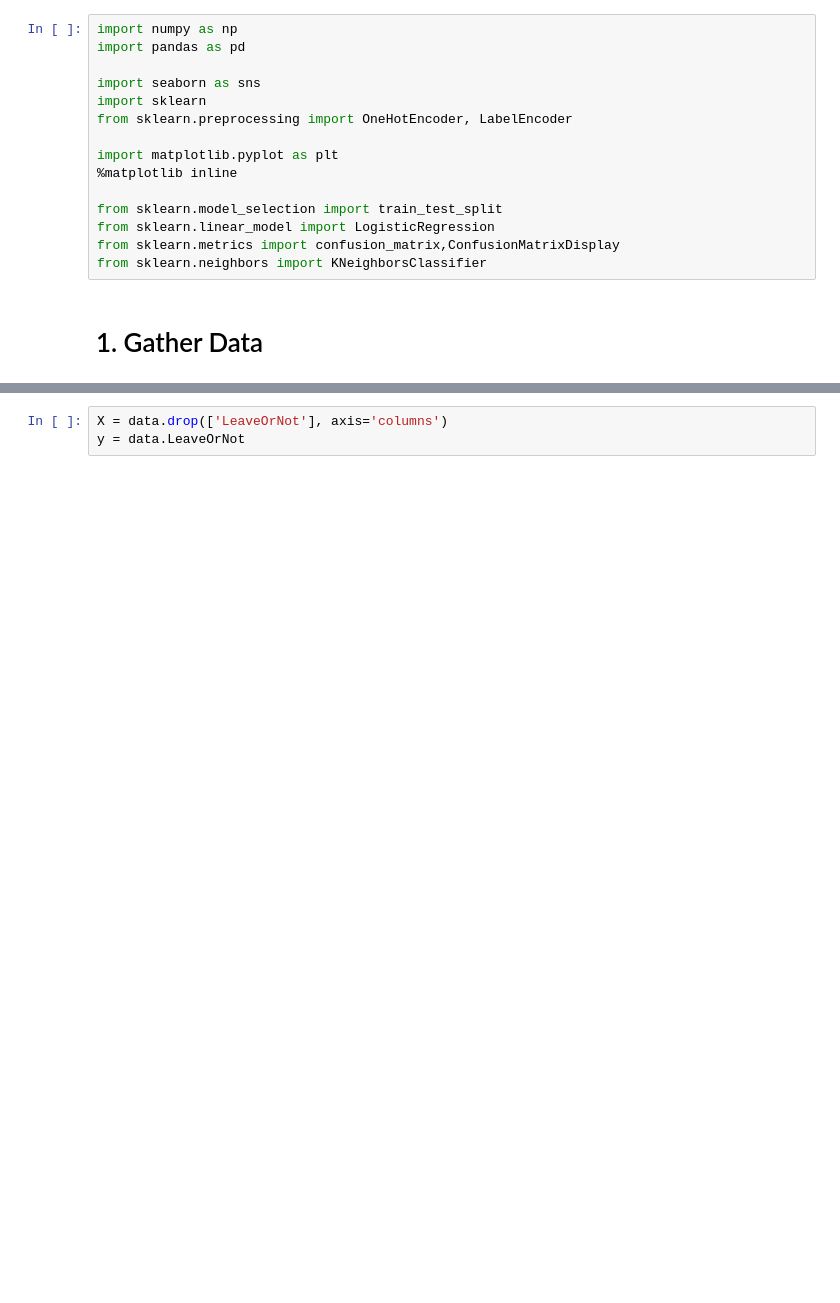
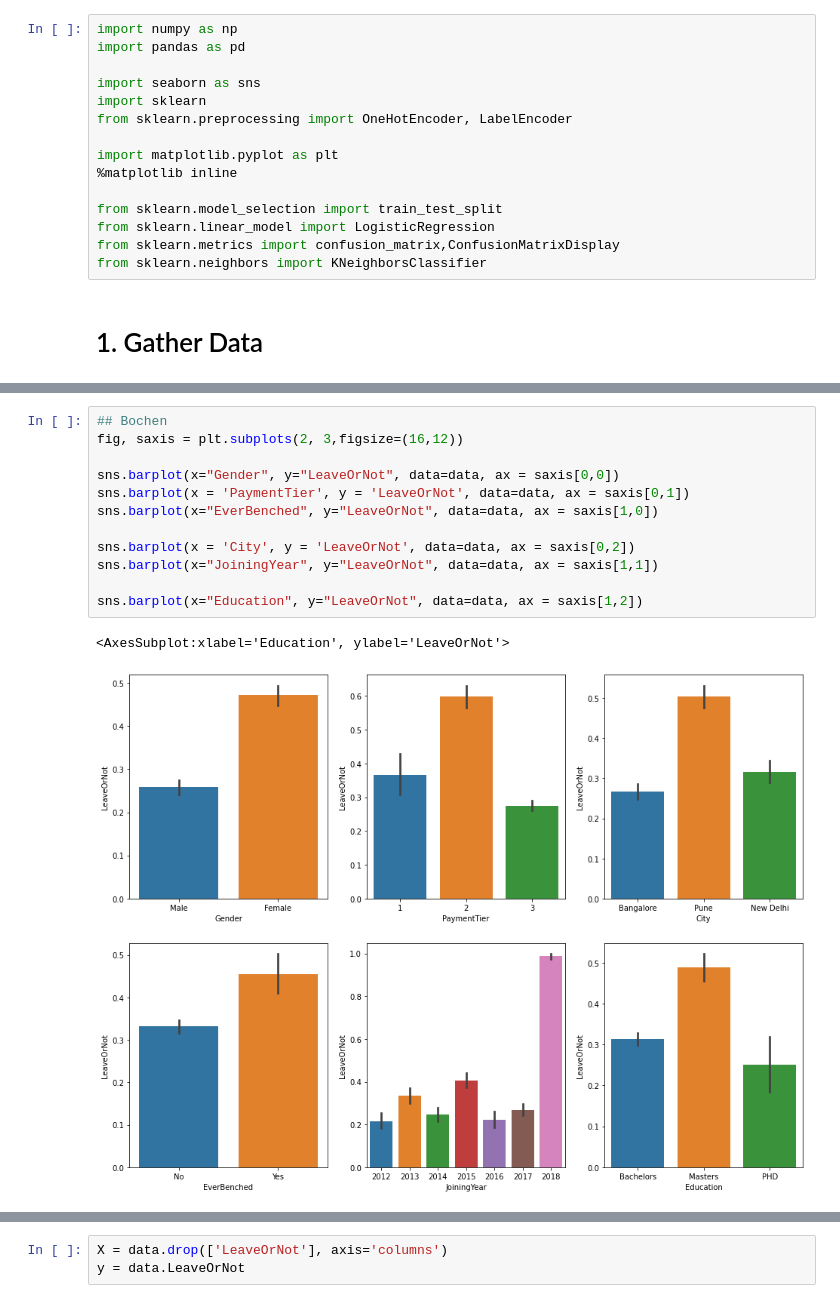
Before and after one commit to bochendong/CS9637A, a Jupyter notebook: 9637a.ipynb, the cells around one changed output, grey strips where cells are left out. Saved outputs shown, nothing was run; the diff lists cells and outputs as text; blank space fills up the shorter version.

```diff
--- a/9637a.ipynb
+++ b/9637a.ipynb
@@ -86,0 +186,15 @@ data.describe(include = "all")
+# %%
+## Bochen
+fig, saxis = plt.subplots(2, 3,figsize=(16,12))
+
+sns.barplot(x="Gender", y="LeaveOrNot", data=data, ax = saxis[0,0])
+sns.barplot(x = 'PaymentTier', y = 'LeaveOrNot', data=data, ax = saxis[0,1])
+sns.barplot(x="EverBenched", y="LeaveOrNot", data=data, ax = saxis[1,0])
+
+sns.barplot(x = 'City', y = 'LeaveOrNot', data=data, ax = saxis[0,2])
+sns.barplot(x="JoiningYear", y="LeaveOrNot", data=data, ax = saxis[1,1])
+
+sns.barplot(x="Education", y="LeaveOrNot", data=data, ax = saxis[1,2])
+# %% [output]
+<AxesSubplot:xlabel='Education', ylabel='LeaveOrNot'>
+[figure, added]
```
Also changed, not shown: parts of 24 cells of this notebook.
